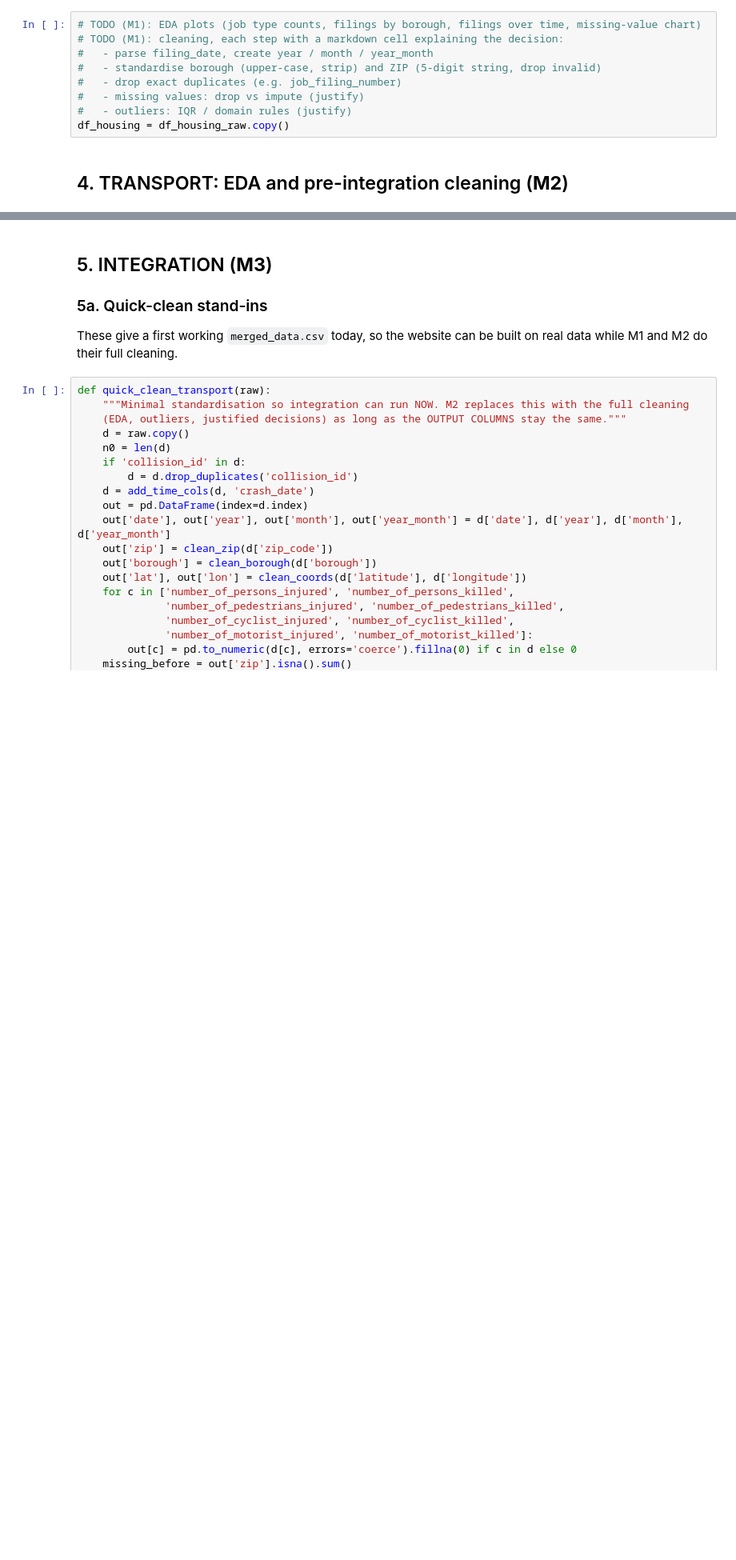
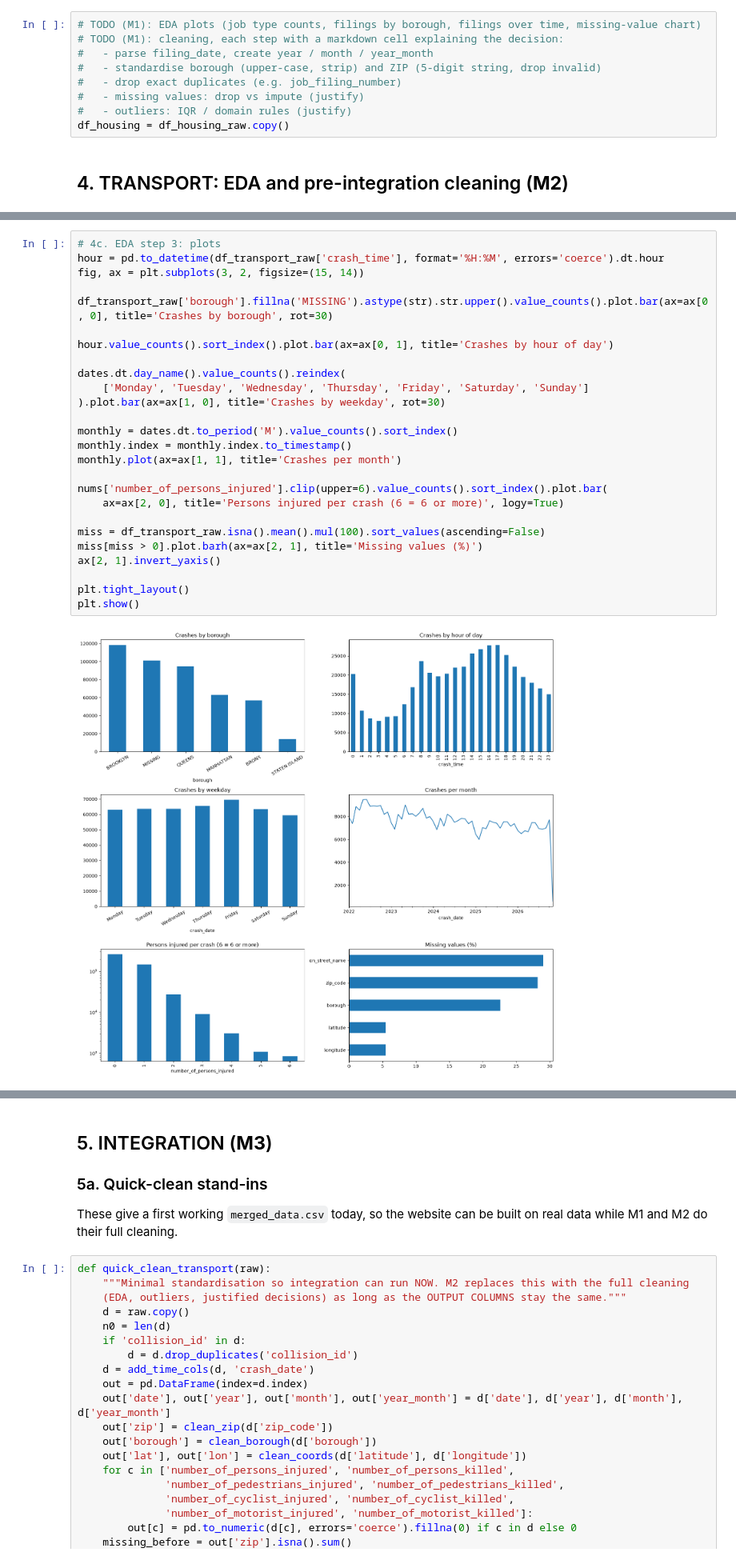
Before and after one commit to malk-o/nyc-housing-transport, a Jupyter notebook: notebooks/NYC_Housing_Transport.ipynb, the cells around one changed output, grey strips where cells are left out. Shown at 80% size. Saved outputs shown, nothing was run; the diff lists cells and outputs as text; blank space fills up the shorter version.

Commit message:
Add transport EDA, data cleaning, ZIP analysis, and RQ3/RQ4 visualizations

```diff
--- a/notebooks/NYC_Housing_Transport.ipynb
+++ b/notebooks/NYC_Housing_Transport.ipynb
@@ -324,0 +431,28 @@ df_transport = df_transport_raw.copy()
+# %%
+# 4c. EDA step 3: plots
+hour = pd.to_datetime(df_transport_raw['crash_time'], format='%H:%M', errors='coerce').dt.hour
+fig, ax = plt.subplots(3, 2, figsize=(15, 14))
+
+df_transport_raw['borough'].fillna('MISSING').astype(str).str.upper().value_counts().plot.bar(ax=ax[0, 0], title='Crashes by borough', rot=30)
+
+hour.value_counts().sort_index().plot.bar(ax=ax[0, 1], title='Crashes by hour of day')
+
+dates.dt.day_name().value_counts().reindex(
+    ['Monday', 'Tuesday', 'Wednesday', 'Thursday', 'Friday', 'Saturday', 'Sunday']
+).plot.bar(ax=ax[1, 0], title='Crashes by weekday', rot=30)
+
+monthly = dates.dt.to_period('M').value_counts().sort_index()
+monthly.index = monthly.index.to_timestamp()
+monthly.plot(ax=ax[1, 1], title='Crashes per month')
+
+nums['number_of_persons_injured'].clip(upper=6).value_counts().sort_index().plot.bar(
+    ax=ax[2, 0], title='Persons injured per crash (6 = 6 or more)', logy=True)
+
+miss = df_transport_raw.isna().mean().mul(100).sort_values(ascending=False)
+miss[miss > 0].plot.barh(ax=ax[2, 1], title='Missing values (%)')
+ax[2, 1].invert_yaxis()
+
+plt.tight_layout()
+plt.show()
+# %% [output]
+[figure, added]
```
Also changed, not shown: parts of 40 cells of this notebook, 2 other files.
